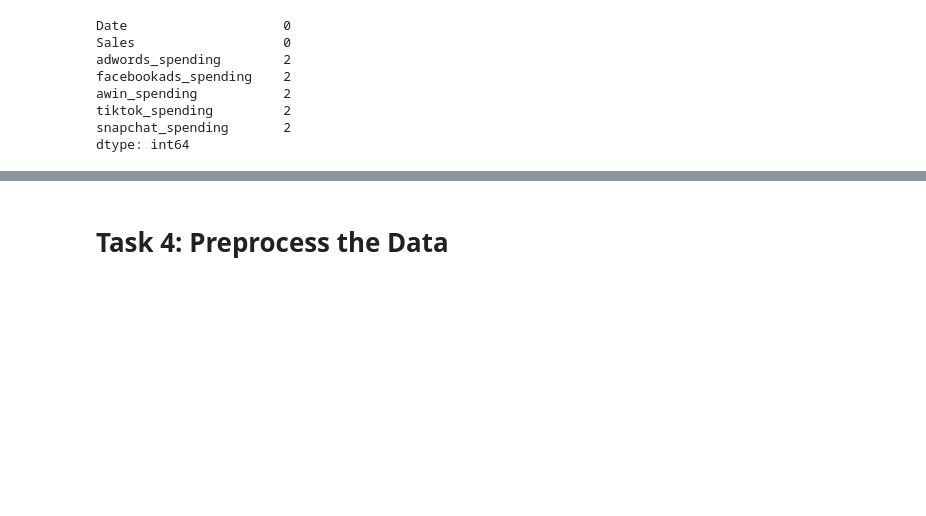
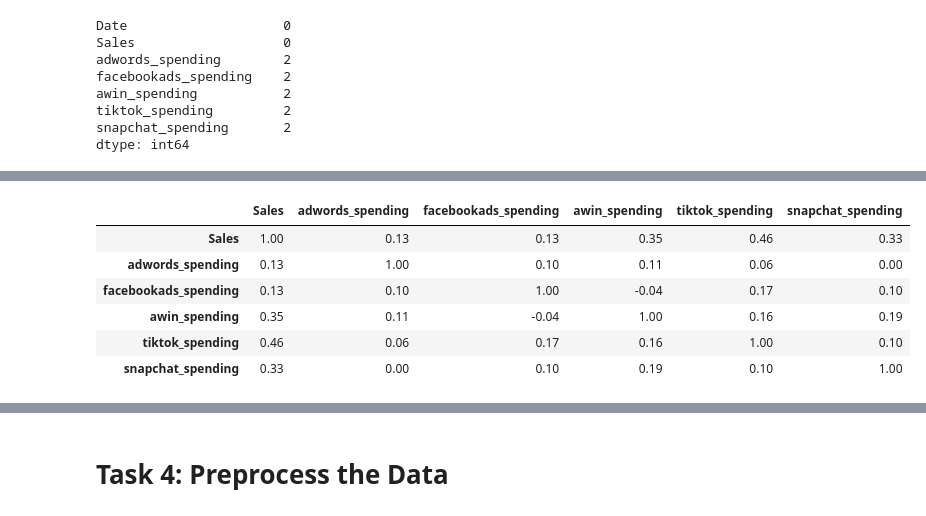
Before and after one commit to oussama-ayari-proj/Optimize-market-spending-LightweightMMM, a Jupyter notebook: mmm.ipynb, the cells around one changed output, grey strips where cells are left out. Drawn from its saved outputs; the diff is of its cells as text; code cells hidden in the pictures; blank space fills up the shorter version.

```diff
--- a/mmm.ipynb
+++ b/mmm.ipynb
@@ -77,0 +54,11 @@ df.plot.line(x="Date", y="Sales", figsize=(15, 10))
+# %%
+correlation_matrix = data.corr(numeric_only=True).round(2)
+correlation_matrix
+# %% [output]
+|  | Sales | adwords_spending | facebookads_spending | awin_spending | tiktok_spending | snapchat_spending |
+| Sales | 1.00 | 0.13 | 0.13 | 0.35 | 0.46 | 0.33 |
+| adwords_spending | 0.13 | 1.00 | 0.10 | 0.11 | 0.06 | 0.00 |
+| facebookads_spending | 0.13 | 0.10 | 1.00 | -0.04 | 0.17 | 0.10 |
+| awin_spending | 0.35 | 0.11 | -0.04 | 1.00 | 0.16 | 0.19 |
+| tiktok_spending | 0.46 | 0.06 | 0.17 | 0.16 | 1.00 | 0.10 |
+| snapchat_spending | 0.33 | 0.00 | 0.10 | 0.19 | 0.10 | 1.00 |
```
Also changed, not shown: parts of 32 cells of this notebook.
